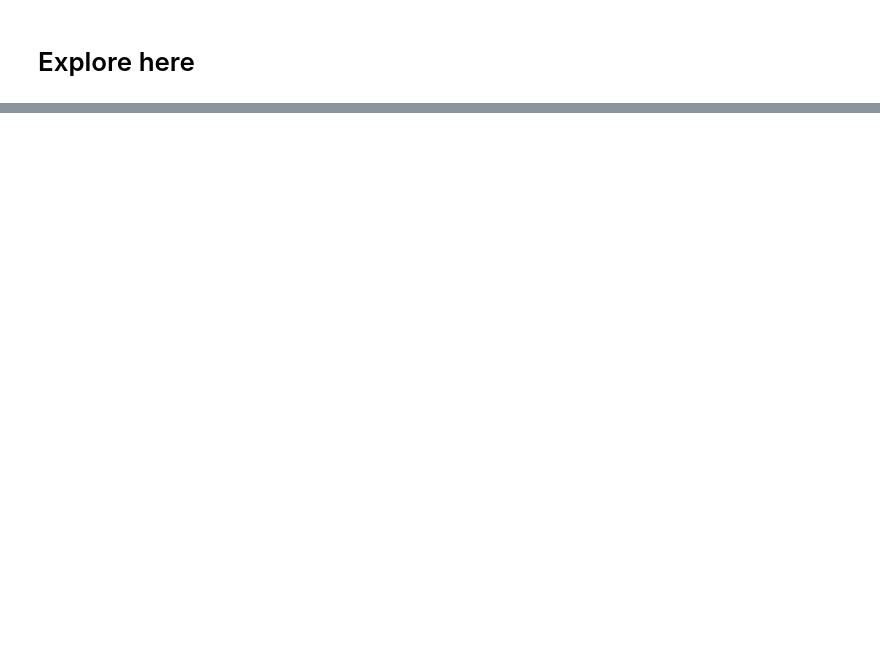
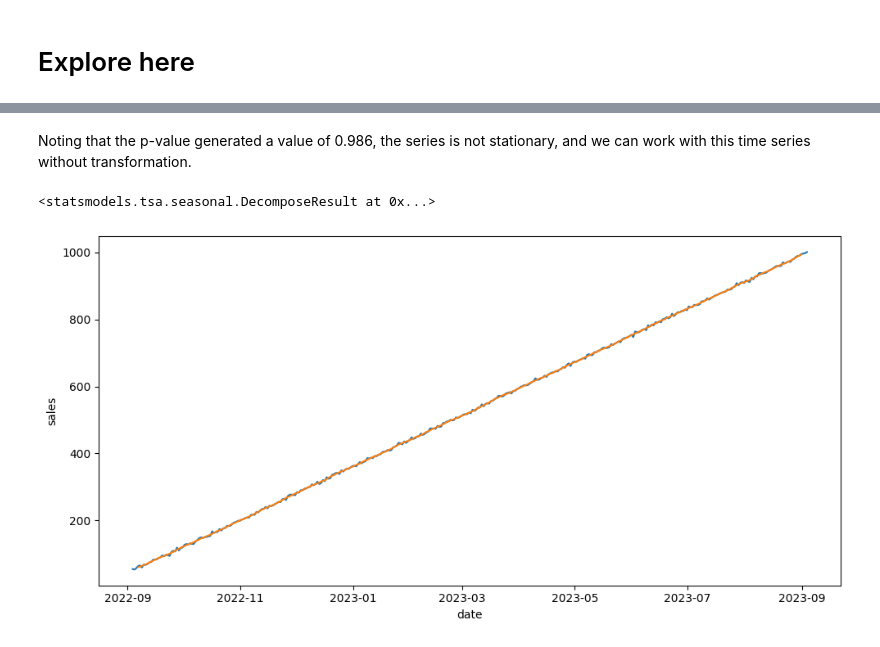
Before and after one commit to 4GeeksAcademy/Kransky_85_Time-Series-Project, a Jupyter notebook: src/explore.ipynb, the cells around one changed output, grey strips where cells are left out. Saved outputs shown, nothing was run; the diff lists cells and outputs as text; code cells hidden in the pictures; blank space fills up the shorter version.

```diff
--- a/src/explore.ipynb
+++ b/src/explore.ipynb
@@ -28,0 +88,24 @@ Store the model in the corresponding folder.
+# %% [markdown]
+Noting that the p-value generated a value of 0.986, the series is not stationary, and we can work with this time series without transformation.
+# %%
+from statsmodels.tsa.seasonal import seasonal_decompose
+
+decomposition = seasonal_decompose(time_series_df)
+decomposition
+# %% [output]
+<statsmodels.tsa.seasonal.DecomposeResult at 0x...>
+# %%
+# Assessing the trend
+
+trend = decomposition.trend
+
+fig, axis = plt.subplots(figsize = (10, 5))
+
+sns.lineplot(data = time_series_df)
+sns.lineplot(data = trend)
+
+plt.tight_layout()
+
+plt.show()
+# %% [output]
+[figure, added]
```
Also changed, not shown: parts of 10 cells of this notebook.
